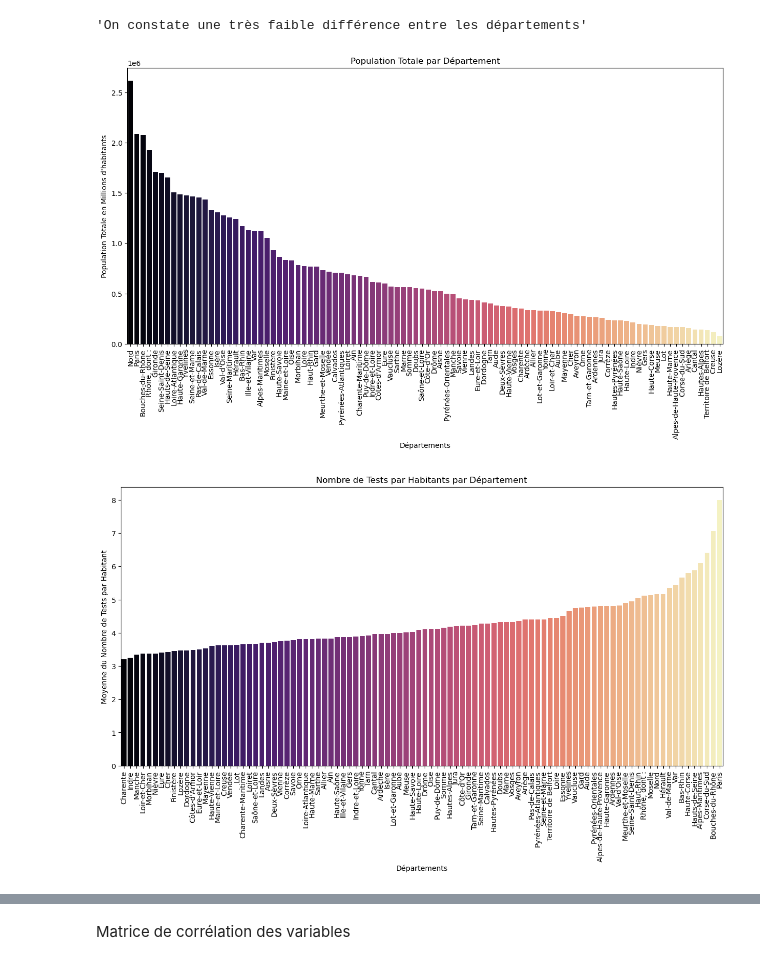
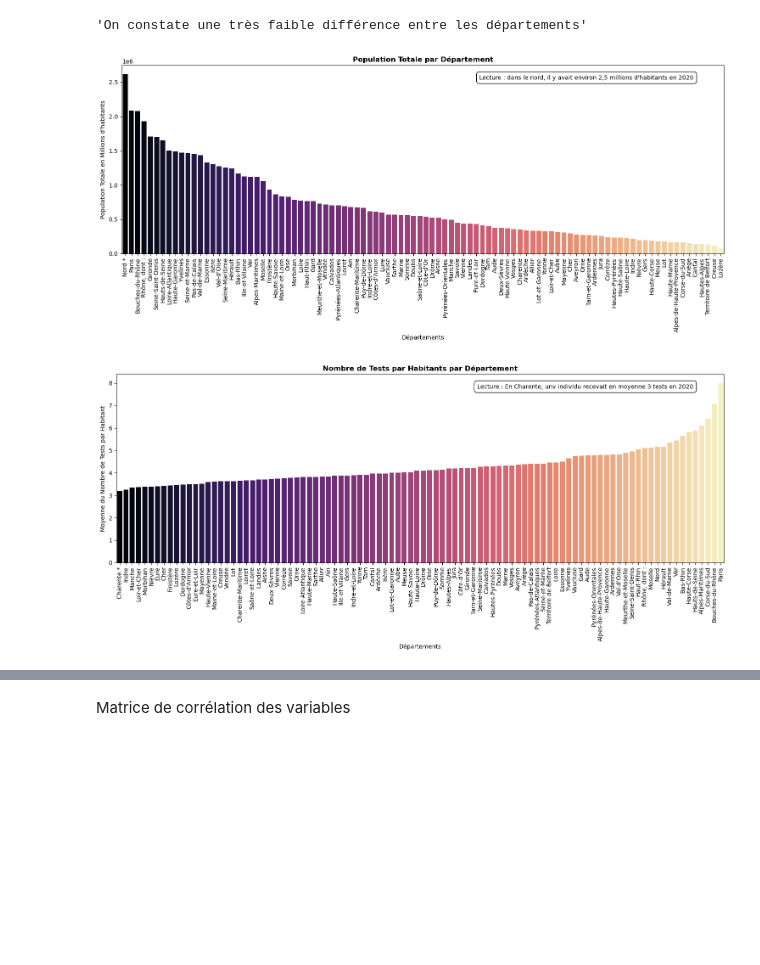
Before and after one commit to gabrielfrancois/DS_Covid, a Jupyter notebook: stats.ipynb, the cells around one changed output, grey strips where cells are left out. Cells and saved outputs as stored; diff of their text form; code cells hidden in the pictures; blank space fills up the shorter version.

```diff
--- a/stats.ipynb
+++ b/stats.ipynb
@@ -119,17 +152,34 @@ plt.show()
 # %%
 """On classe maintenant les départements par popultation totale"""
 sort_pop = df_visu.sort_values(by="pop_totale", ascending=False)
 
 #bar plot
 plt.figure(figsize=(15,7))
-sns.barplot(x="nom_dep", y="pop_totale", data=sort_pop, palette="magma")
+ax = sns.barplot(x="nom_dep", y="pop_totale", data=sort_pop, palette="magma")
 plt.xticks(rotation=90)
-plt.title("Population Totale par Département")
+plt.title("Population Totale par Département", fontweight="bold")
 plt.xlabel("Départements")
 plt.ylabel("Population Totale en Millions d\'habitants")
+
+# on insère la légende :
+# ajout de l'asterisque
+labels = ax.get_xticklabels()
+labels[0] = labels[0].get_text() + ' *'
+ax.set_xticklabels(labels)
+
+# Ajout de la légende
+plt.text(0.95, 0.95, 'Lecture : dans le nord, il y avait environ 2,5 millions d\'habitants en 2020',
+         horizontalalignment='right',
+         verticalalignment='top',
+         transform=ax.transAxes,
+         fontsize=10,
+         bbox=dict(facecolor='white', edgecolor='black', boxstyle='round,pad=0.5'))
+plt.tight_layout()
+
+
 plt.show()
 # %% [output]
-[figure, old version]
+[figure, new version]
 # %%
 """Regardons les départements qui testent le moins"""
 df_visu["nb_test_par_hab"] = df_visu["ratio patients testés/population"]/100
@@ -137,12 +187,28 @@ sort_test = df_visu.sort_values(by="nb_test_par_hab", ascending=True)
 
 #bar plot
 plt.figure(figsize=(15,7))
-sns.barplot(x="nom_dep", y="nb_test_par_hab", data=sort_test, palette="magma")
+ax = sns.barplot(x="nom_dep", y="nb_test_par_hab", data=sort_test, palette="magma")
 plt.xticks(rotation=90)
-plt.title("Nombre de Tests par Habitants par Département")
+plt.title("Nombre de Tests par Habitants par Département", fontweight="bold")
 plt.xlabel("Départements")
 plt.ylabel("Moyenne du Nombre de Tests par Habitant")
+
+# on insère la légende :
+# ajout de l'asterisque
+labels = ax.get_xticklabels()
+labels[0] = labels[0].get_text() + ' *'
+ax.set_xticklabels(labels)
+
+# Ajout de la légende
+plt.text(0.95, 0.95, 'Lecture : En Charente, unv individu recevait en moyenne 3 tests en 2020',
+         horizontalalignment='right',
+         verticalalignment='top',
+         transform=ax.transAxes,
+         fontsize=10,
+         bbox=dict(facecolor='white', edgecolor='black', boxstyle='round,pad=0.5'))
+plt.tight_layout()
+
 plt.show()
 # %% [output]
-[figure, old version]
+[figure, new version]
 # %%
```
Also changed, not shown: parts of 10 cells of this notebook.
